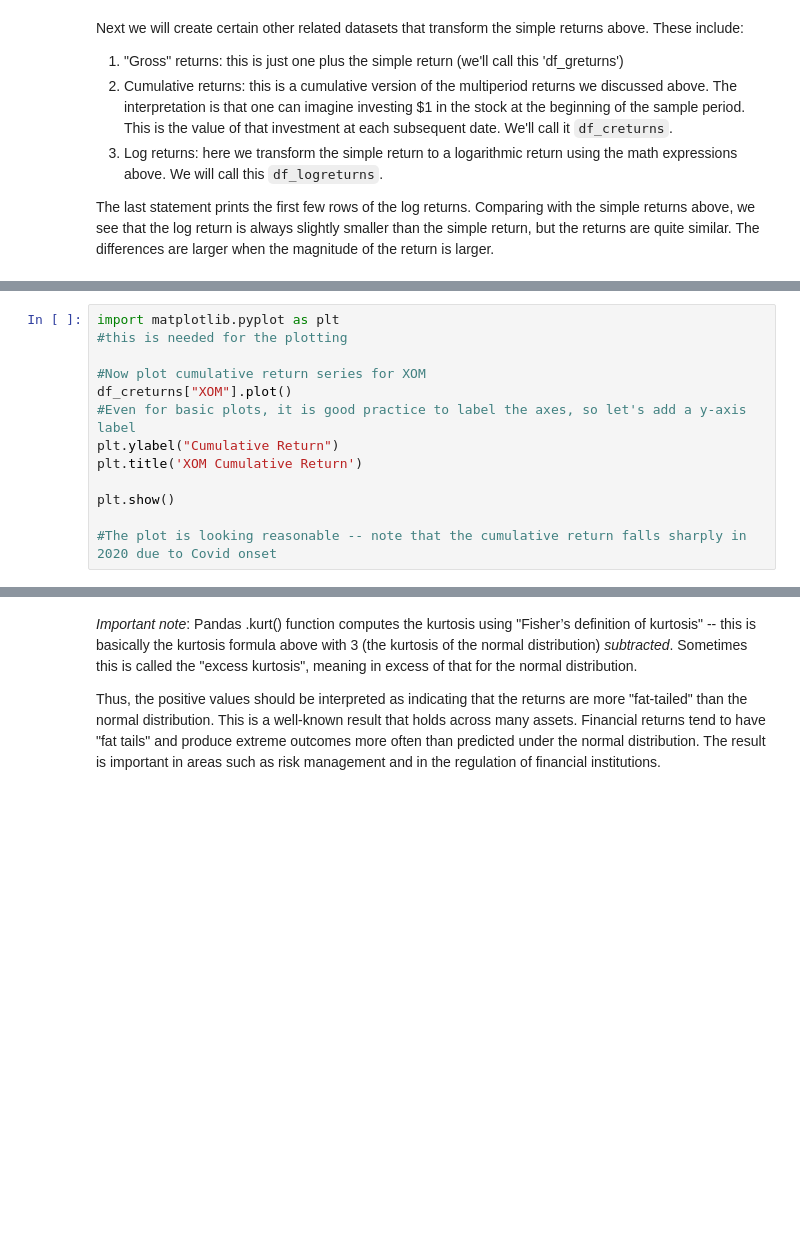
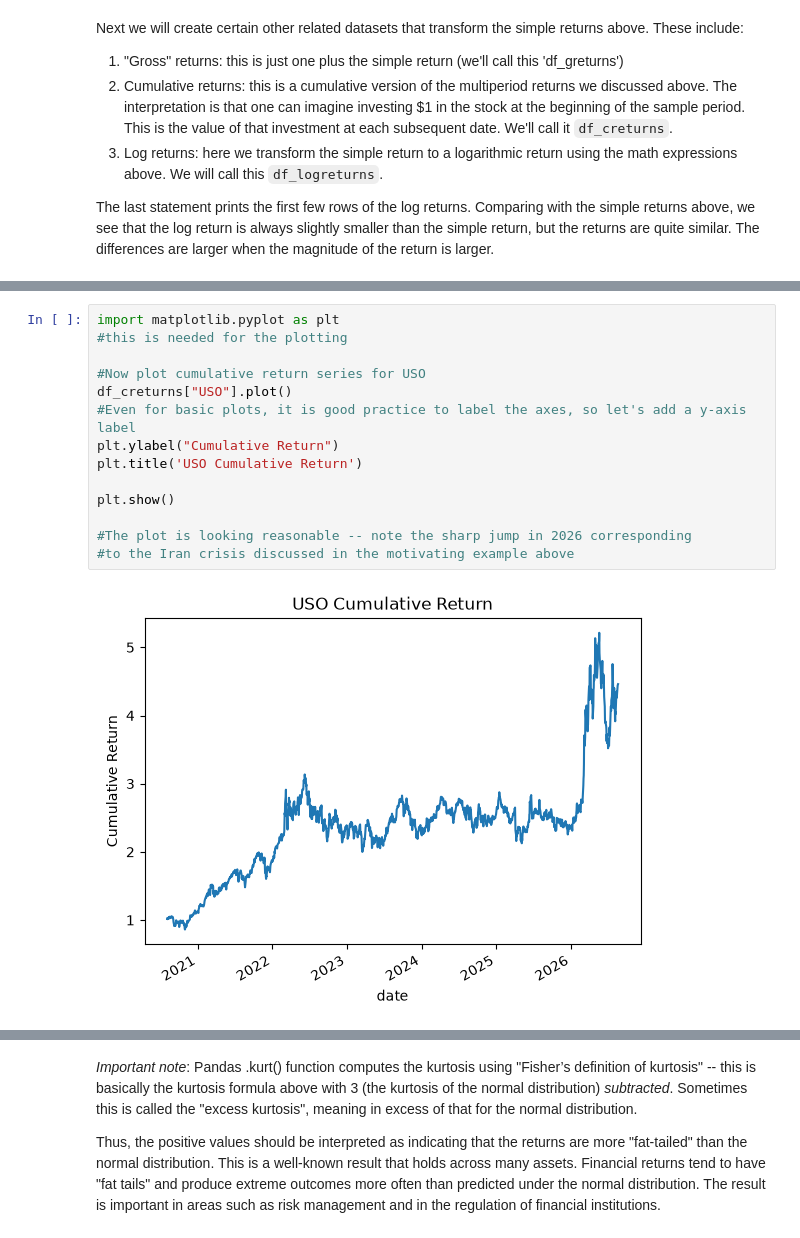
Before and after one commit to bradleypaye/fin4414, a Jupyter notebook: notebooks/Security_Returns_Properties.ipynb, the cells around one changed output, grey strips where cells are left out. Saved outputs shown, nothing was run; the diff lists cells and outputs as text; blank space fills up the shorter version.

```diff
--- a/notebooks/Security_Returns_Properties.ipynb
+++ b/notebooks/Security_Returns_Properties.ipynb
@@ -166,14 +236,17 @@ As an example of this type of exploration, let us plot the cumulative series for
 # %%
 import matplotlib.pyplot as plt
 #this is needed for the plotting
 
-#Now plot cumulative return series for XOM
-df_creturns["XOM"].plot()
+#Now plot cumulative return series for USO
+df_creturns["USO"].plot()
 #Even for basic plots, it is good practice to label the axes, so let's add a y-axis label
 plt.ylabel("Cumulative Return")
-plt.title('XOM Cumulative Return')
+plt.title('USO Cumulative Return')
 
 plt.show()
 
-#The plot is looking reasonable -- note that the cumulative return falls sharply in 2020 due to Covid onset
+#The plot is looking reasonable -- note the sharp jump in 2026 corresponding
+#to the Iran crisis discussed in the motivating example above
+# %% [output]
+[figure, added]
 # %%
```
Also changed, not shown: parts of 32 cells of this notebook, 4 other files.
